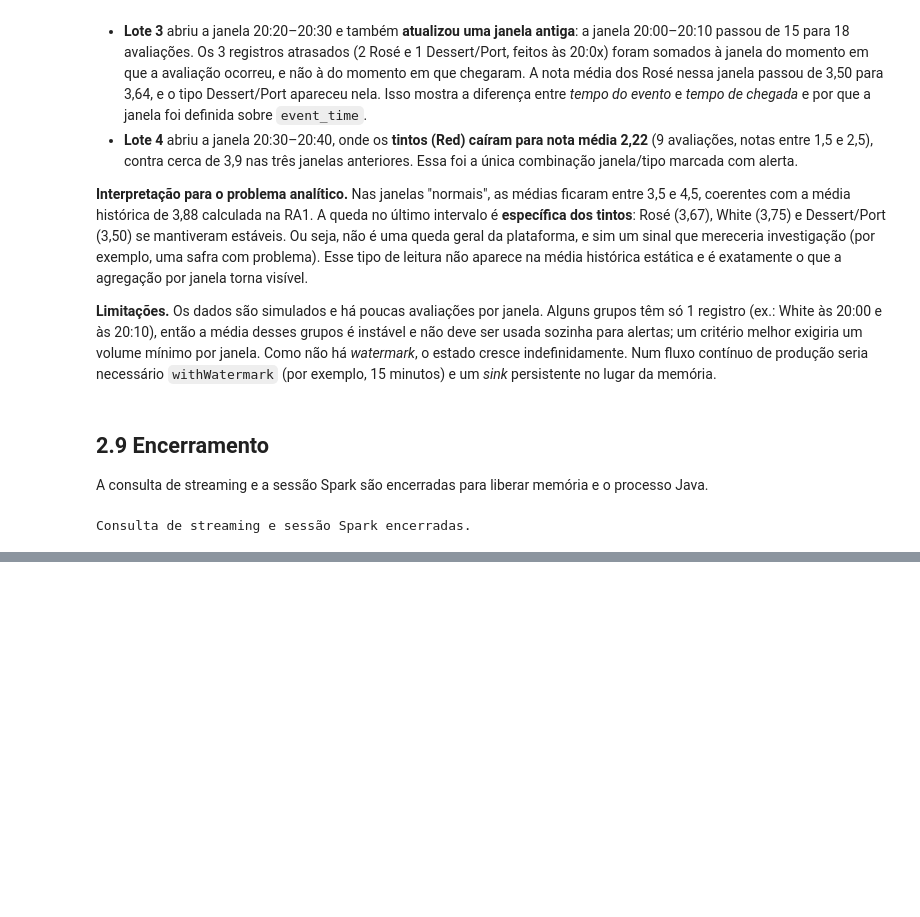
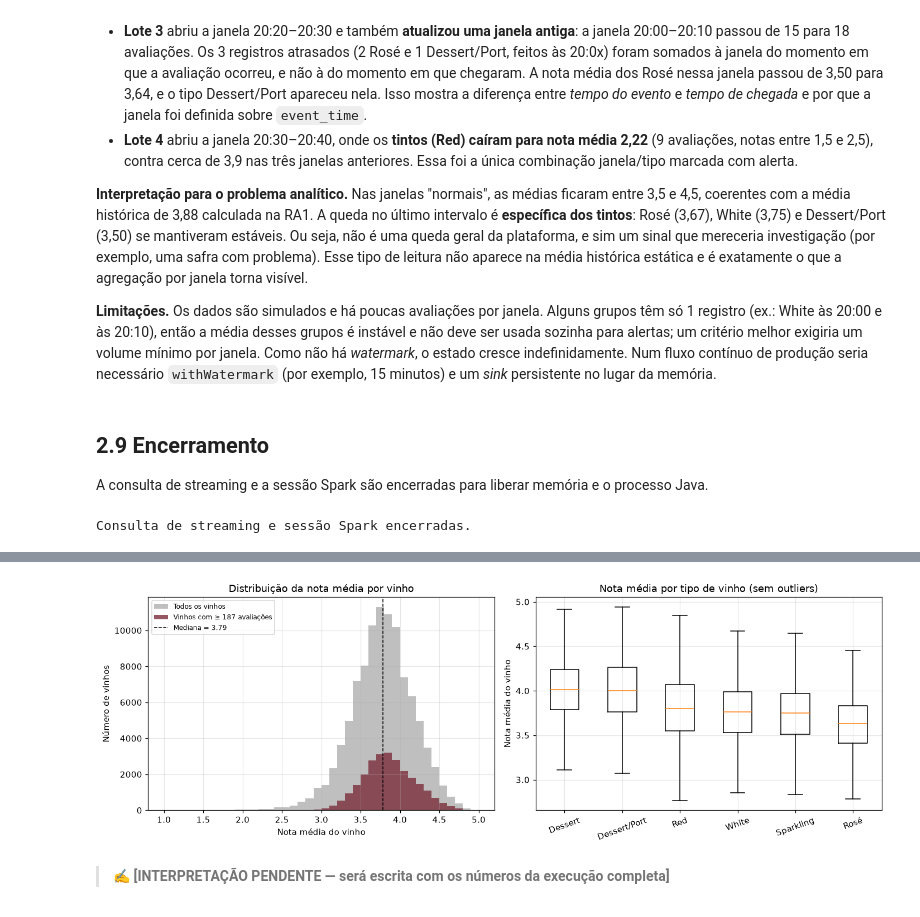
Before and after one commit to haku769/ra1-data-analytics, a Jupyter notebook: analise_vinhos.ipynb, the cells around one changed output, grey strips where cells are left out. Cells and saved outputs as stored; diff of their text form; code cells hidden in the pictures; blank space fills up the shorter version.

```diff
--- a/analise_vinhos.ipynb
+++ b/analise_vinhos.ipynb
@@ -525,0 +885,21 @@ Consulta de streaming e sessão Spark encerradas.
+# %%
+C = resumo.media
+m = vinhos["Total_Avaliacoes"].quantile(0.75)
+v, R = vinhos["Total_Avaliacoes"], vinhos["Nota_Media"]
+vinhos["Nota_Ponderada"] = (v / (v + m)) * R + (m / (v + m)) * C
+print(f"Média geral C = {C:.3f} | peso de confiança m = {m:.0f} avaliações (3º quartil)")
+
+colunas_q = ["WineName", "WineryName", "Type", "Country", "Total_Avaliacoes", "Nota_Media", "Nota_Ponderada"]
+print("\nTop 10 pela nota média SIMPLES (sem considerar o volume):")
+display(vinhos.nlargest(10, ["Nota_Media", "Total_Avaliacoes"])[colunas_q].reset_index(drop=True))
+print("Top 10 pela nota PONDERADA (melhor qualidade percebida com volume consistente):")
+display(vinhos.nlargest(10, "Nota_Ponderada")[colunas_q].reset_index(drop=True))
+print("10 piores pela nota PONDERADA:")
+display(vinhos.nsmallest(10, "Nota_Ponderada")[colunas_q].reset_index(drop=True))
+
+nota_por_tipo = (vinhos.groupby("Type")
+                 .agg(Vinhos=("WineID", "count"), Mediana_Nota=("Nota_Media", "median"),
+                      Media_Nota=("Nota_Media", "mean"), Desvio_Nota=("Nota_Media", "std"))
+                 .sort_values("Mediana_Nota", ascending=False))
+print("Nota média dos vinhos por tipo:")
+display(nota_por_tipo)
@@ -525,0 +954,25 @@ Consulta de streaming e sessão Spark encerradas.
+# %%
+# Visualização 3 — Distribuição da nota média por vinho e por tipo
+fig, (ax1, ax2) = plt.subplots(1, 2, figsize=(13, 4.5))
+
+bins = np.arange(1, 5.01, 0.1)
+ax1.hist(vinhos["Nota_Media"], bins=bins, alpha=0.5, color="gray", label="Todos os vinhos")
+ax1.hist(vinhos.loc[vinhos["Total_Avaliacoes"] >= m, "Nota_Media"], bins=bins, alpha=0.8,
+         color="#7b2d3b", label=f"Vinhos com ≥ {m:.0f} avaliações")
+ax1.axvline(vinhos["Nota_Media"].median(), color="black", ls="--", lw=1,
+            label=f"Mediana = {vinhos['Nota_Media'].median():.2f}")
+ax1.set_xlabel("Nota média do vinho")
+ax1.set_ylabel("Número de vinhos")
+ax1.set_title("Distribuição da nota média por vinho")
+ax1.legend(fontsize=8)
+
+ordem = nota_por_tipo.index.tolist()
+ax2.boxplot([vinhos.loc[vinhos["Type"] == t, "Nota_Media"] for t in ordem], showfliers=False)
+ax2.set_xticks(range(1, len(ordem) + 1), ordem, rotation=20)
+ax2.set_ylabel("Nota média do vinho")
+ax2.set_title("Nota média por tipo de vinho (sem outliers)")
+plt.tight_layout(); plt.show()
+# %% [output]
+[figure, added]
+# %% [markdown]
+> ✍️ **[INTERPRETAÇÃO PENDENTE — será escrita com os números da execução completa]**
```
Also changed, not shown: parts of 33 cells of this notebook, 7 other files.
